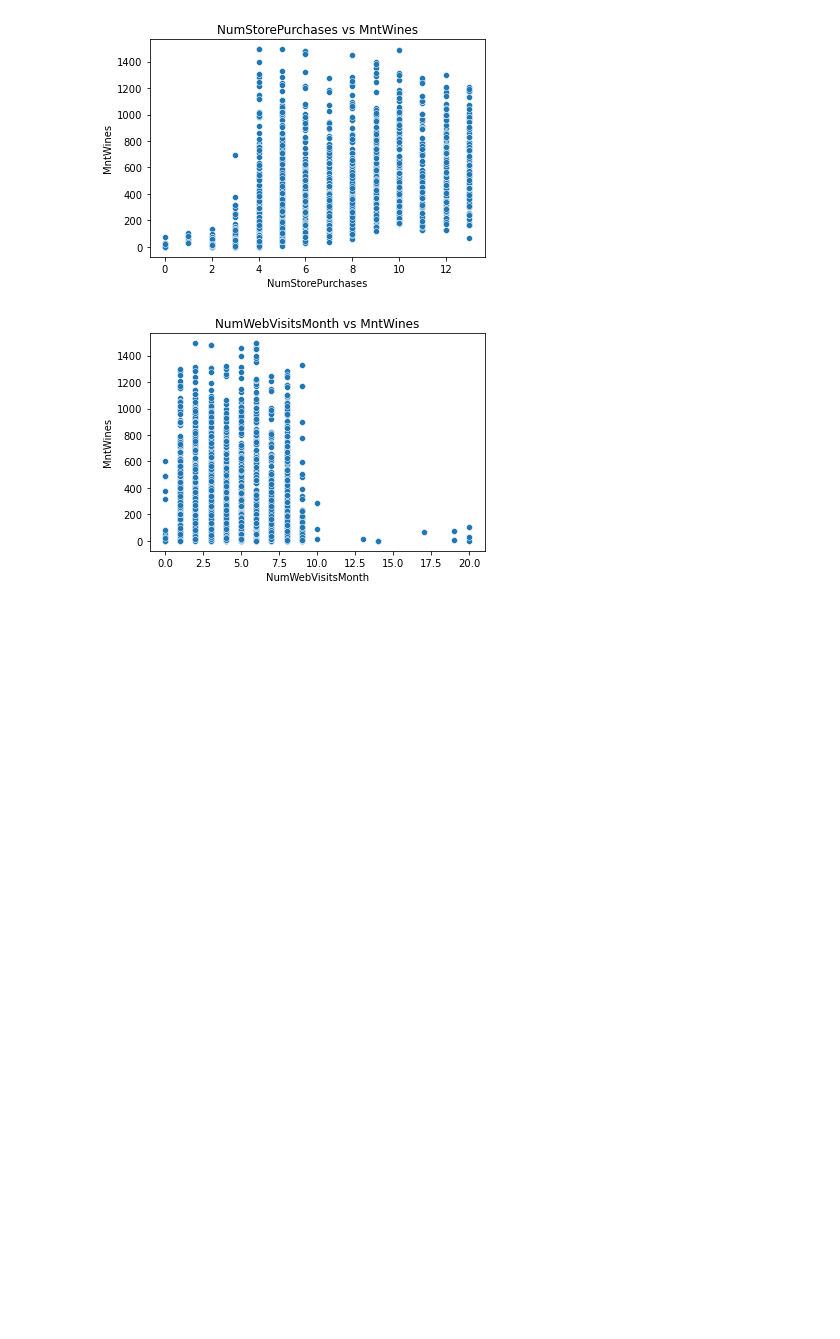
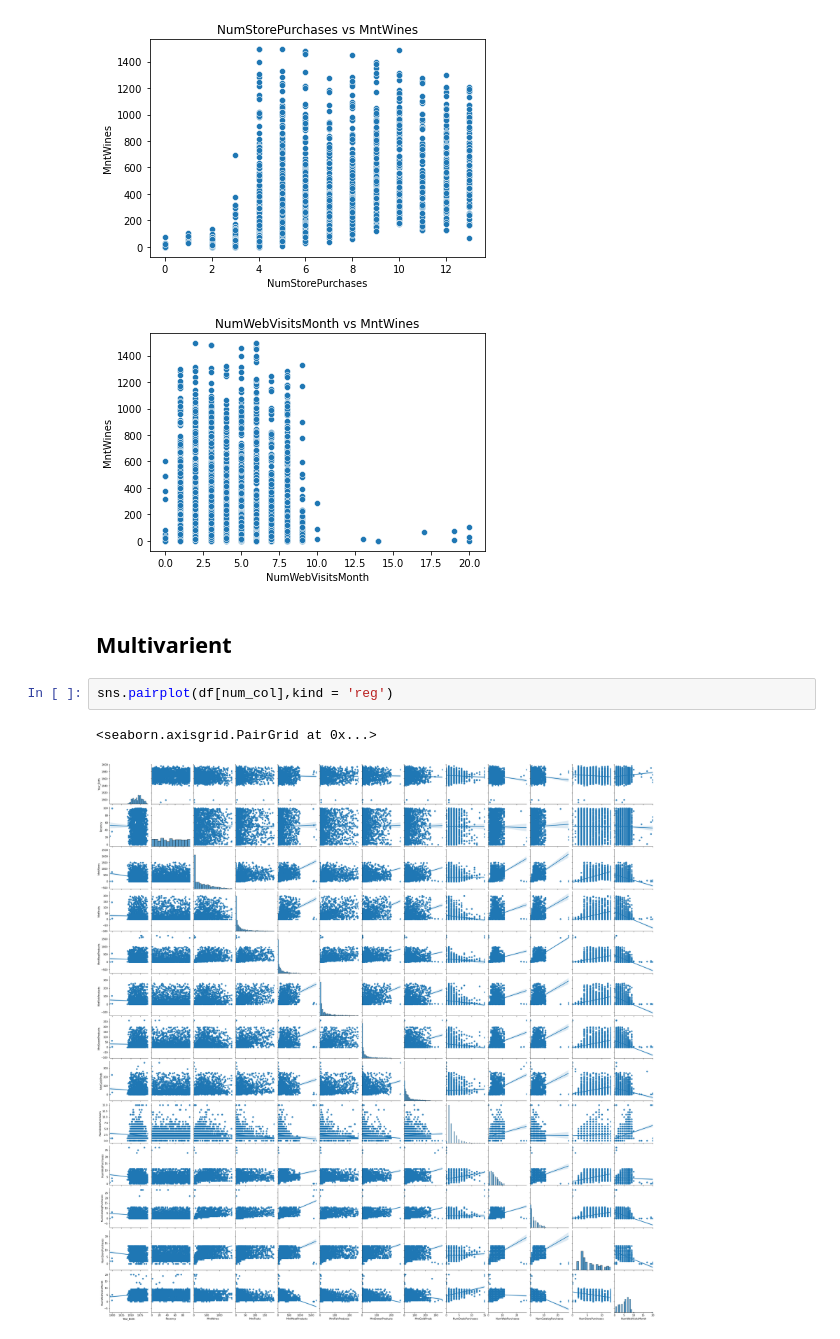
Before and after one commit to piyushrgone/Revenue-Prediction-Marketing, a Jupyter notebook: Revenue Prediction-EDA.ipynb, the cells around one changed output. Saved outputs shown, nothing was run; the diff lists cells and outputs as text; blank space fills up the shorter version.

```diff
--- a/Revenue Prediction-EDA.ipynb
+++ b/Revenue Prediction-EDA.ipynb
@@ -216,3 +216,10 @@ for col in num_col:
 [figure]
 [figure]
 [figure]
+# %% [markdown]
+## Multivarient
+# %%
+sns.pairplot(df[num_col],kind = 'reg')
+# %% [output]
+<seaborn.axisgrid.PairGrid at 0x...>
+[figure, added]
```
Also changed, not shown: parts of 2 cells of this notebook.
